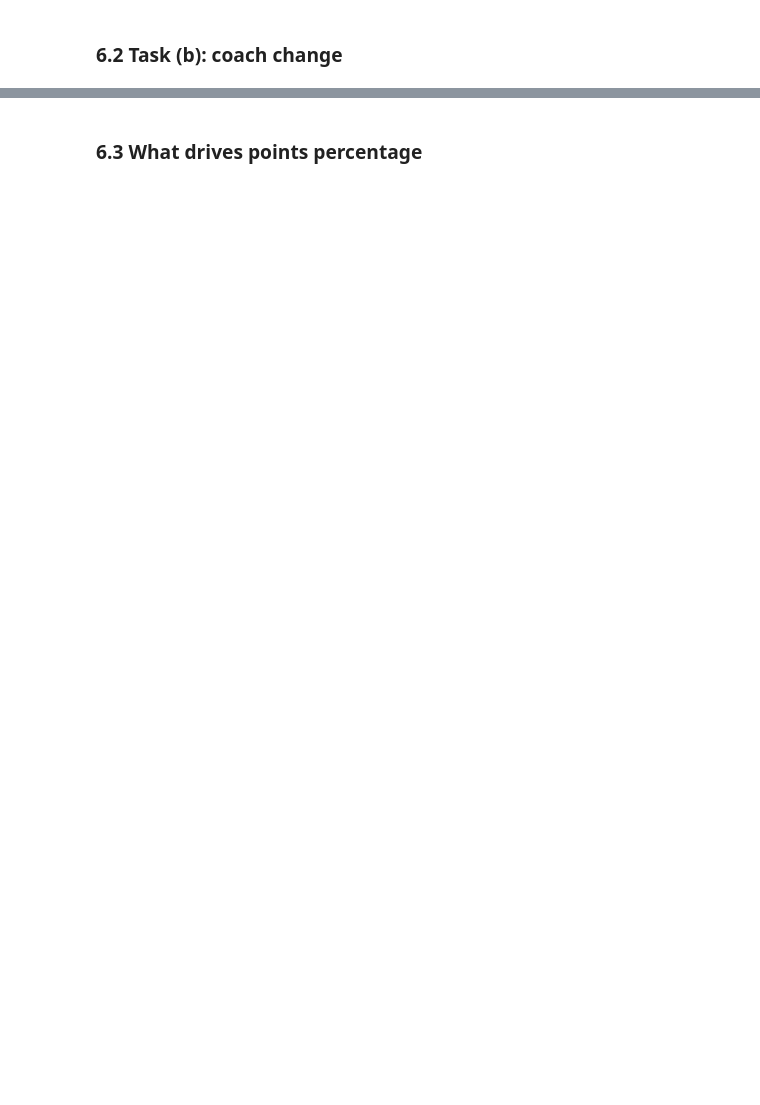
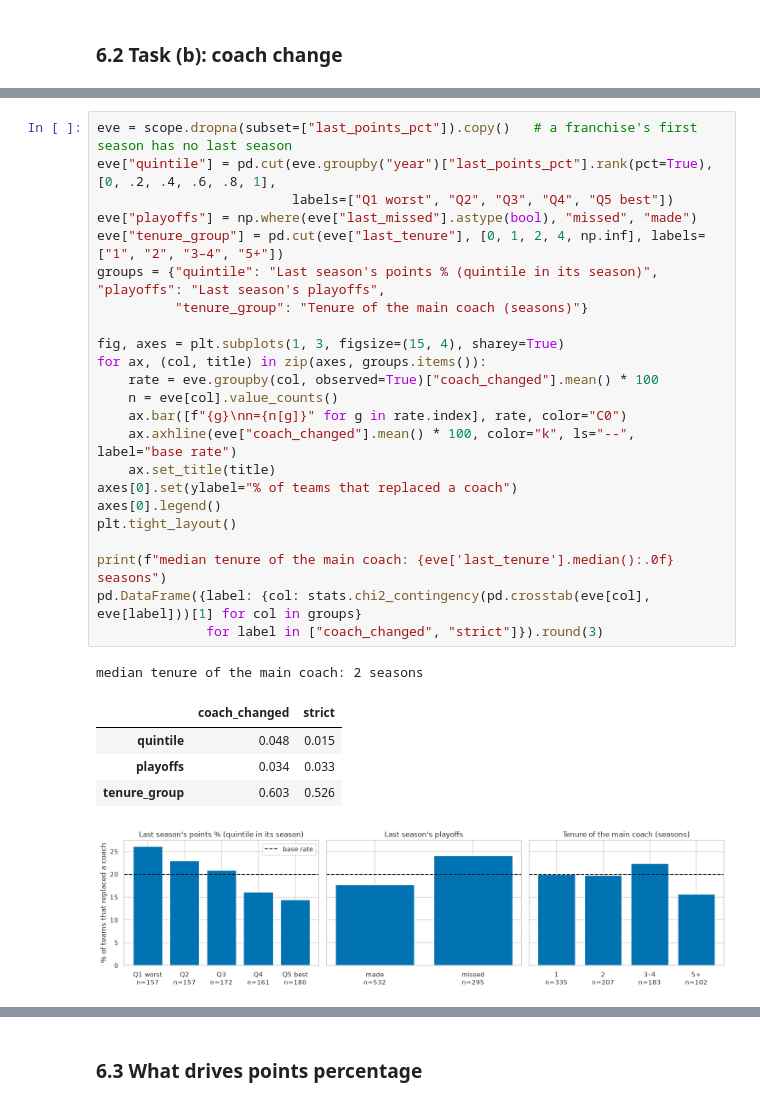
Before and after one commit to b3lchior/feup-ac, a Jupyter notebook: 01_eda.ipynb, the cells around one changed output, grey strips where cells are left out. Saved outputs shown, nothing was run; the diff lists cells and outputs as text; blank space fills up the shorter version.

```diff
--- a/01_eda.ipynb
+++ b/01_eda.ipynb
@@ -725,0 +779,30 @@ For data preparation: keep all the rows, because the extremes are what the model
+# %%
+eve = scope.dropna(subset=["last_points_pct"]).copy()   # a franchise's first season has no last season
+eve["quintile"] = pd.cut(eve.groupby("year")["last_points_pct"].rank(pct=True), [0, .2, .4, .6, .8, 1],
+                         labels=["Q1 worst", "Q2", "Q3", "Q4", "Q5 best"])
+eve["playoffs"] = np.where(eve["last_missed"].astype(bool), "missed", "made")
+eve["tenure_group"] = pd.cut(eve["last_tenure"], [0, 1, 2, 4, np.inf], labels=["1", "2", "3–4", "5+"])
+groups = {"quintile": "Last season's points % (quintile in its season)", "playoffs": "Last season's playoffs",
+          "tenure_group": "Tenure of the main coach (seasons)"}
+
+fig, axes = plt.subplots(1, 3, figsize=(15, 4), sharey=True)
+for ax, (col, title) in zip(axes, groups.items()):
+    rate = eve.groupby(col, observed=True)["coach_changed"].mean() * 100
+    n = eve[col].value_counts()
+    ax.bar([f"{g}\nn={n[g]}" for g in rate.index], rate, color="C0")
+    ax.axhline(eve["coach_changed"].mean() * 100, color="k", ls="--", label="base rate")
+    ax.set_title(title)
+axes[0].set(ylabel="% of teams that replaced a coach")
+axes[0].legend()
+plt.tight_layout()
+
+print(f"median tenure of the main coach: {eve['last_tenure'].median():.0f} seasons")
+pd.DataFrame({label: {col: stats.chi2_contingency(pd.crosstab(eve[col], eve[label]))[1] for col in groups}
+              for label in ["coach_changed", "strict"]}).round(3)
+# %% [output]
+median tenure of the main coach: 2 seasons
+|  | coach_changed | strict |
+| quintile | 0.048 | 0.015 |
+| playoffs | 0.034 | 0.033 |
+| tenure_group | 0.603 | 0.526 |
+[figure, added]
```
Also changed, not shown: parts of 24 cells of this notebook, 2 other files.
